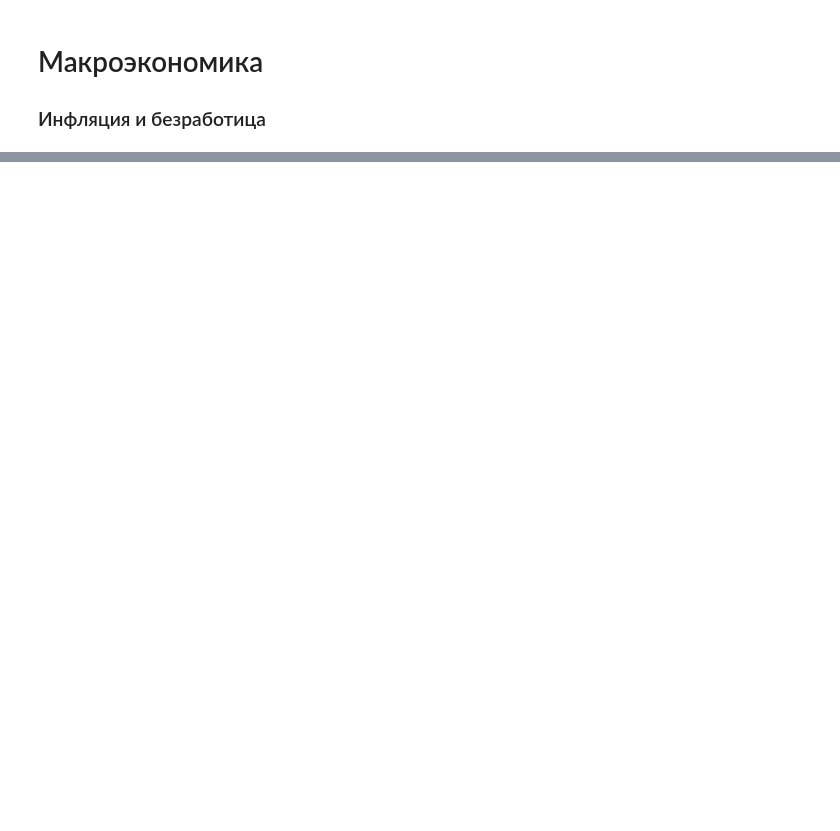
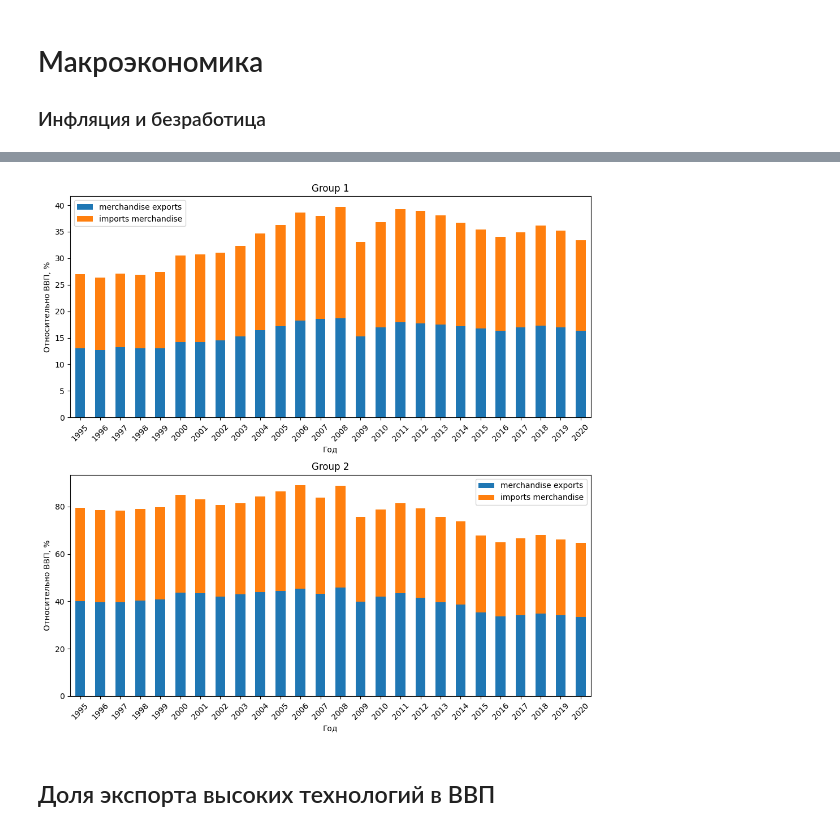
Before and after one commit to XTerris/economic_analysis, a Jupyter notebook: main.ipynb, the cells around one changed output, grey strips where cells are left out. Cells and saved outputs as stored; diff of their text form; code cells hidden in the pictures; blank space fills up the shorter version.

```diff
--- a/main.ipynb
+++ b/main.ipynb
@@ -332,0 +388,42 @@ plt.show()
+# %%
+# convert absolute values (millions US$ to relative (% of GDP))
+df["merchandise exports"] = df["merchandise exports"] * 1_000_000 / df["GDP"] * 100
+df["imports merchandise"] = df["imports merchandise"] * 1_000_000 / df["GDP"] * 100
+# %%
+fig = plt.figure("Merchandise trade", figsize=(10, 10))
+
+attributes = ["merchandise exports", "imports merchandise"]
+colors = [next(color_gen) for i in range(len(attributes))]
+
+# plt.title("Merchandise")
+
+# get mean values for each group
+for i in range(2):
+    axis = plt.subplot(2, 1, i + 1)
+    plt.title(f"Group {i + 1}")
+    means = (
+        df[df["group"] == i + 1]
+        .groupby(["date"])
+        .aggregate({attr: "mean" for attr in attributes})
+        .reset_index()
+    )
+
+    means.plot(
+        kind="bar",
+        stacked=True,
+        x="date",
+        y=attributes,
+        rot=45,
+        xlabel="Год",
+        ylabel="Относительно ВВП, %",
+        ax=axis,
+        color=colors,
+    )
+    # means.plot(kind='bar', x='date', y=attributes[1], rot=45, xlabel='Год', ylabel='Доля ВВП, %', ax=axis, color=colors[1])
+
+plt.tight_layout()
+plt.show()
+# %% [output]
+[figure, added]
+# %% [markdown]
+## Доля экспорта высоких технологий в ВВП
```
Also changed, not shown: parts of 15 cells of this notebook.
